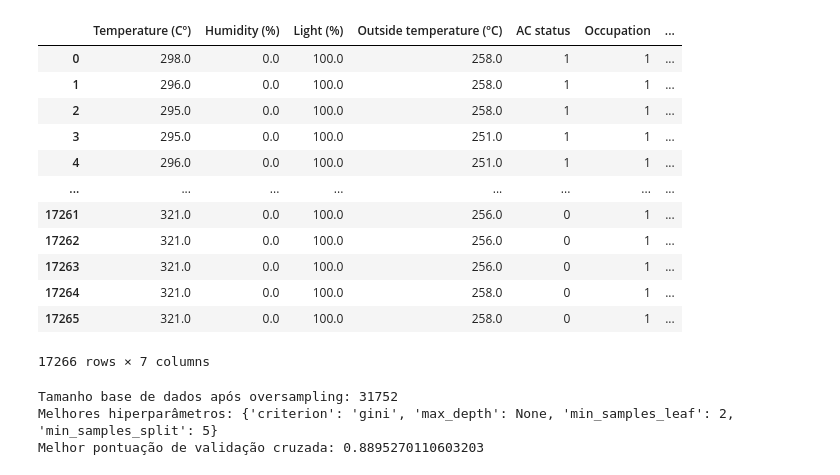
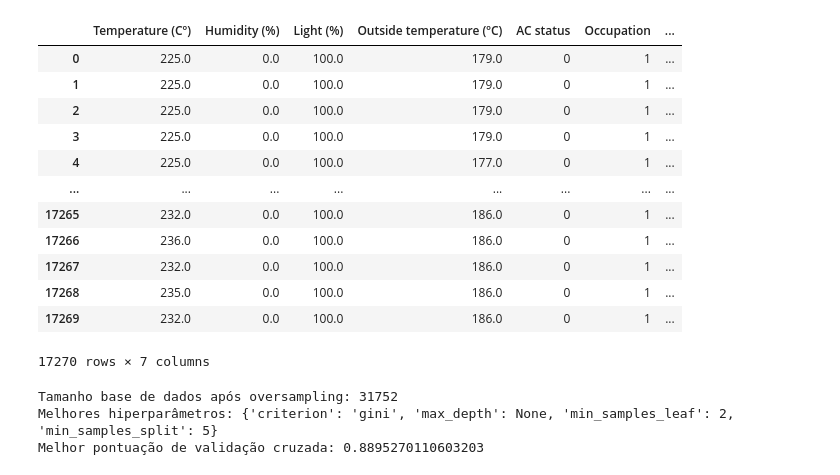
Before and after one commit to rafaeldpsilva/ac-optimization-bruno, a Jupyter notebook: GECAD103 - Arvore de DecisÃ£o - COM Oversampling (Grid Search).ipynb, the cells around one changed output. Cells and saved outputs as stored; diff of their text form; code cells hidden in the pictures.

```diff
--- a/GECAD103 - Arvore de DecisÃ£o - COM Oversampling (Grid Search).ipynb
+++ b/GECAD103 - Arvore de DecisÃ£o - COM Oversampling (Grid Search).ipynb
@@ -75,25 +75,25 @@ aux
 # %%
 df = aux
-df['AC status'] = df.apply(lambda x: 0 if x['Air Conditioner 102_power'] == 0 else 1, axis=1)
+df['AC status'] = df.apply(lambda x: 0 if x['Air Conditioner_power'] == 0 else 1, axis=1)
 df['Outside temperature (ºC)'] = df.apply(lambda x: x['Outside temperature (ºC)']*10, axis=1)
 df['Occupation'] = df.apply(lambda x: 0 if x['Lamp 1'] and x['Lamp 2'] == 0 else 1, axis=1)
-df = df.drop(["Air Conditioner 102_power","Air Conditioner 102_voltage","Air Conditioner 102_current","Lamp 1","Lamp 2"], axis=1)
+df = df.drop(["Air Conditioner_power","Air Conditioner_voltage","Air Conditioner_current","Lamp 1","Lamp 2"], axis=1)
 df['Heat Index (ºC)'] = ACStatusAdapter.calculate_heat_index_custom_celsius(df['Temperature (Cº)'], df['Humidity (%)'])
 df
 # %% [output]
 |  | Temperature (Cº) | Humidity (%) | Light (%) | Outside temperature (ºC) | AC status | Occupation | ... |
-| 0 | 298.0 | 0.0 | 100.0 | 258.0 | 1 | 1 | ... |
-| 1 | 296.0 | 0.0 | 100.0 | 258.0 | 1 | 1 | ... |
-| 2 | 295.0 | 0.0 | 100.0 | 258.0 | 1 | 1 | ... |
-| 3 | 295.0 | 0.0 | 100.0 | 251.0 | 1 | 1 | ... |
-| 4 | 296.0 | 0.0 | 100.0 | 251.0 | 1 | 1 | ... |
+| 0 | 225.0 | 0.0 | 100.0 | 179.0 | 0 | 1 | ... |
+| 1 | 225.0 | 0.0 | 100.0 | 179.0 | 0 | 1 | ... |
+| 2 | 225.0 | 0.0 | 100.0 | 179.0 | 0 | 1 | ... |
+| 3 | 225.0 | 0.0 | 100.0 | 179.0 | 0 | 1 | ... |
+| 4 | 225.0 | 0.0 | 100.0 | 177.0 | 0 | 1 | ... |
 | ... | ... | ... | ... | ... | ... | ... | ... |
-| 17261 | 321.0 | 0.0 | 100.0 | 256.0 | 0 | 1 | ... |
-| 17262 | 321.0 | 0.0 | 100.0 | 256.0 | 0 | 1 | ... |
-| 17263 | 321.0 | 0.0 | 100.0 | 256.0 | 0 | 1 | ... |
-| 17264 | 321.0 | 0.0 | 100.0 | 258.0 | 0 | 1 | ... |
-| 17265 | 321.0 | 0.0 | 100.0 | 258.0 | 0 | 1 | ... |
+| 17265 | 232.0 | 0.0 | 100.0 | 186.0 | 0 | 1 | ... |
+| 17266 | 236.0 | 0.0 | 100.0 | 186.0 | 0 | 1 | ... |
+| 17267 | 232.0 | 0.0 | 100.0 | 186.0 | 0 | 1 | ... |
+| 17268 | 235.0 | 0.0 | 100.0 | 186.0 | 0 | 1 | ... |
+| 17269 | 232.0 | 0.0 | 100.0 | 186.0 | 0 | 1 | ... |
-17266 rows × 7 columns
+17270 rows × 7 columns
 # %%
 #Oversampling
 X = df[['Outside temperature (ºC)', 'Temperature (Cº)', 'Humidity (%)', 'Heat Index (ºC)', 'Occupation']]
```
Also changed, not shown: parts of 14 cells of this notebook, 2 other files.
